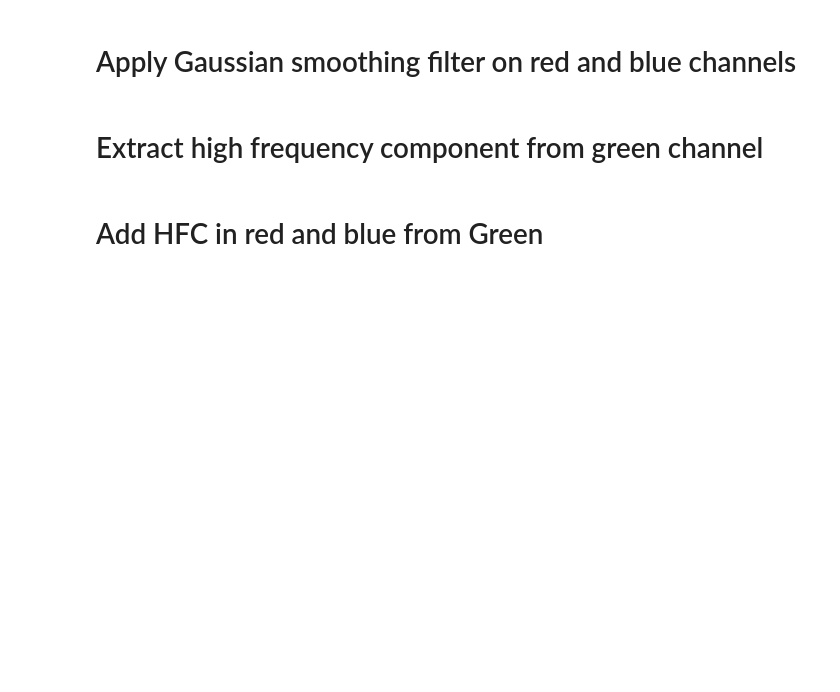
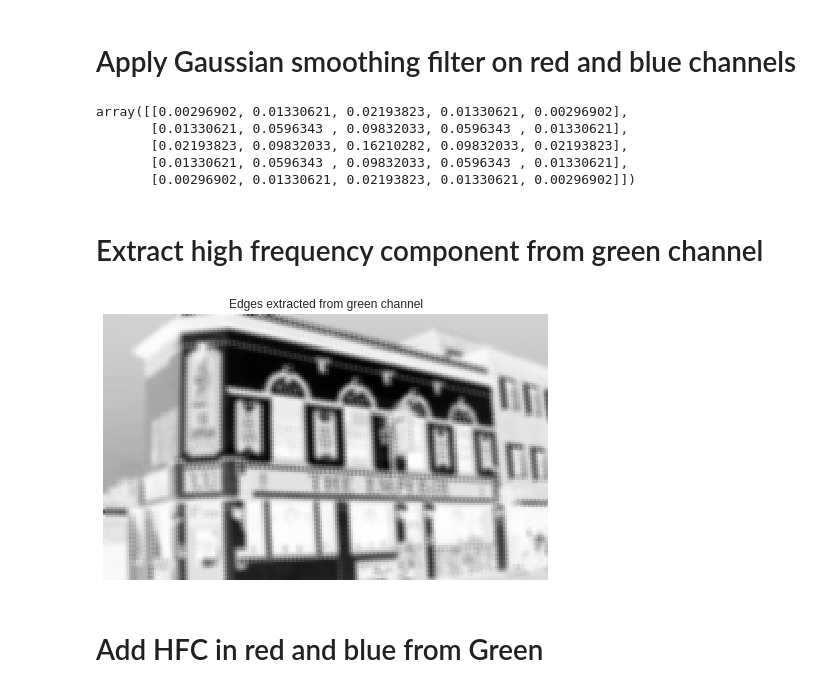
Before and after one commit to sahilbansal17/Computer-Vision-Lab, a Jupyter notebook: 3-Demosaicing/Assignment_3.ipynb, the cells around one changed output. Drawn from its saved outputs; the diff is of its cells as text; code cells hidden in the pictures; blank space fills up the shorter version.

Commit message:
Construct final image and add Report

```diff
--- a/3-Demosaicing/Assignment_3.ipynb
+++ b/3-Demosaicing/Assignment_3.ipynb
@@ -398,3 +392,19 @@ print(blue_channel, "\n")
  [13.        8.393998 13.       ... 24.405031 26.       26.      ]]
 # %% [markdown]
 # Apply Gaussian smoothing filter on red and blue channels
+# %%
+# function to obtain the gaussian kernel
+def gaussian_kernel_org(n, sigma):
+    kernel = np.zeros((n, n))
+    k = n//2
+    for i in range(-k, k+1):
+        for j in range(-k,k+1):
+            kernel[i+k, j+k] = np.exp(-(i**2 + j**2)/(2.0*sigma**2))/(2*np.pi*sigma**2)
+    return kernel/kernel.sum()
+gaussian_kernel_org(5, 1)
+# %% [output]
+array([[0.00296902, 0.01330621, 0.02193823, 0.01330621, 0.00296902],
+       [0.01330621, 0.0596343 , 0.09832033, 0.0596343 , 0.01330621],
+       [0.02193823, 0.09832033, 0.16210282, 0.09832033, 0.02193823],
+       [0.01330621, 0.0596343 , 0.09832033, 0.0596343 , 0.01330621],
+       [0.00296902, 0.01330621, 0.02193823, 0.01330621, 0.00296902]])
@@ -401,4 +426,21 @@ print(blue_channel, "\n")
 # %% [markdown]
 # Extract high frequency component from green channel
+# %%
+# using high pass filter, sharpen the green channel
+high_pass_filter = np.array([[-1/8, -1/8, -1/8], [-1/8, 8/8, -1/8], [-1/8, -1/8, -1/8]])
+green_sharp = convolution(green_channel, high_pass_filter)
+# green channel with edges (sharpened), make their shapes same
+green_channel_2 = np.array(green_channel)
+green_channel_2[:(n-1), :(m-1)] = green_sharp
+
+#  get the edges by subtracting the two images
+green_edges = green_channel_2 - green_channel
+
+# plot the edges
+plt.imshow(green_edges, cmap='gray'), plt.title('Edges extracted from green channel')
+plt.xticks([]), plt.yticks([])
+plt.show()
+# %% [output]
+[figure, added]
 # %% [markdown]
 # Add HFC in red and blue from Green
```
Also changed, not shown: parts of 12 cells of this notebook, 2 other files.
